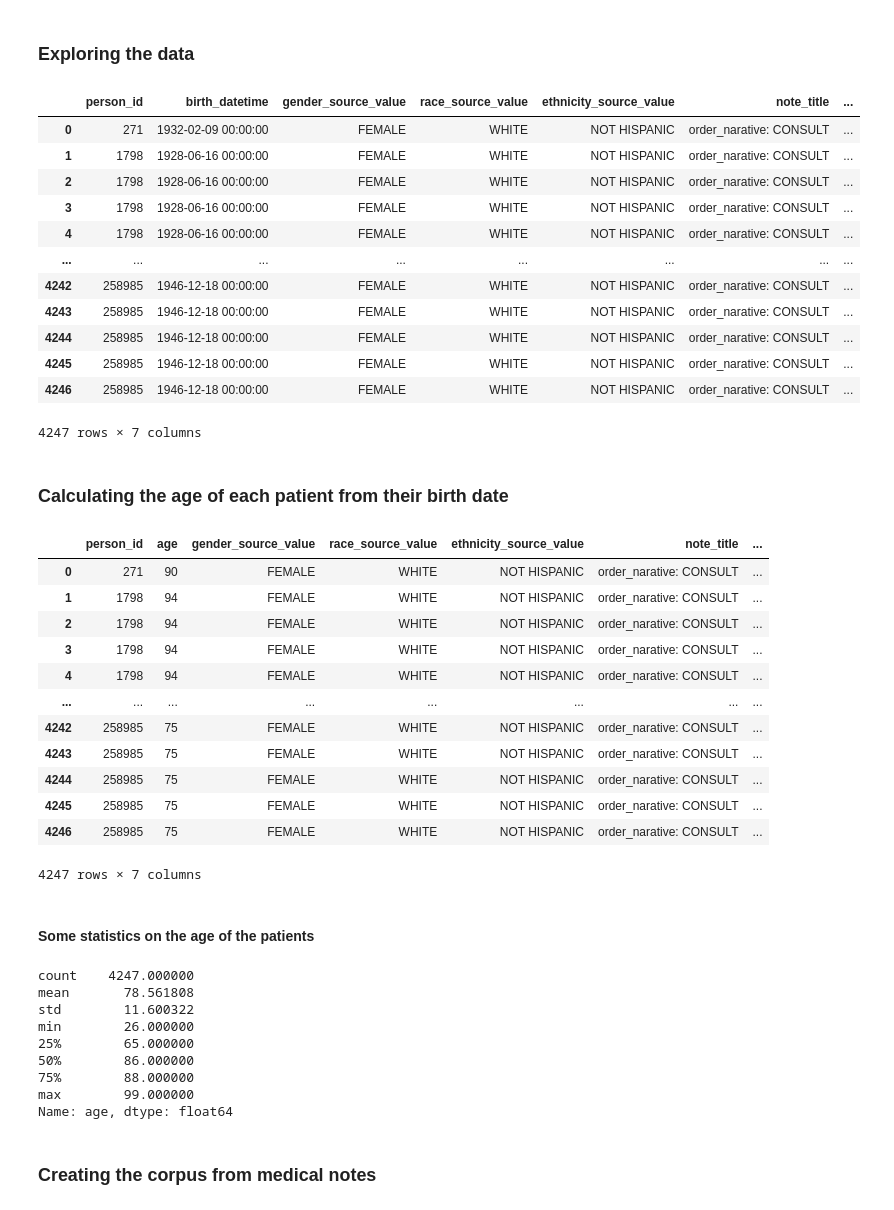
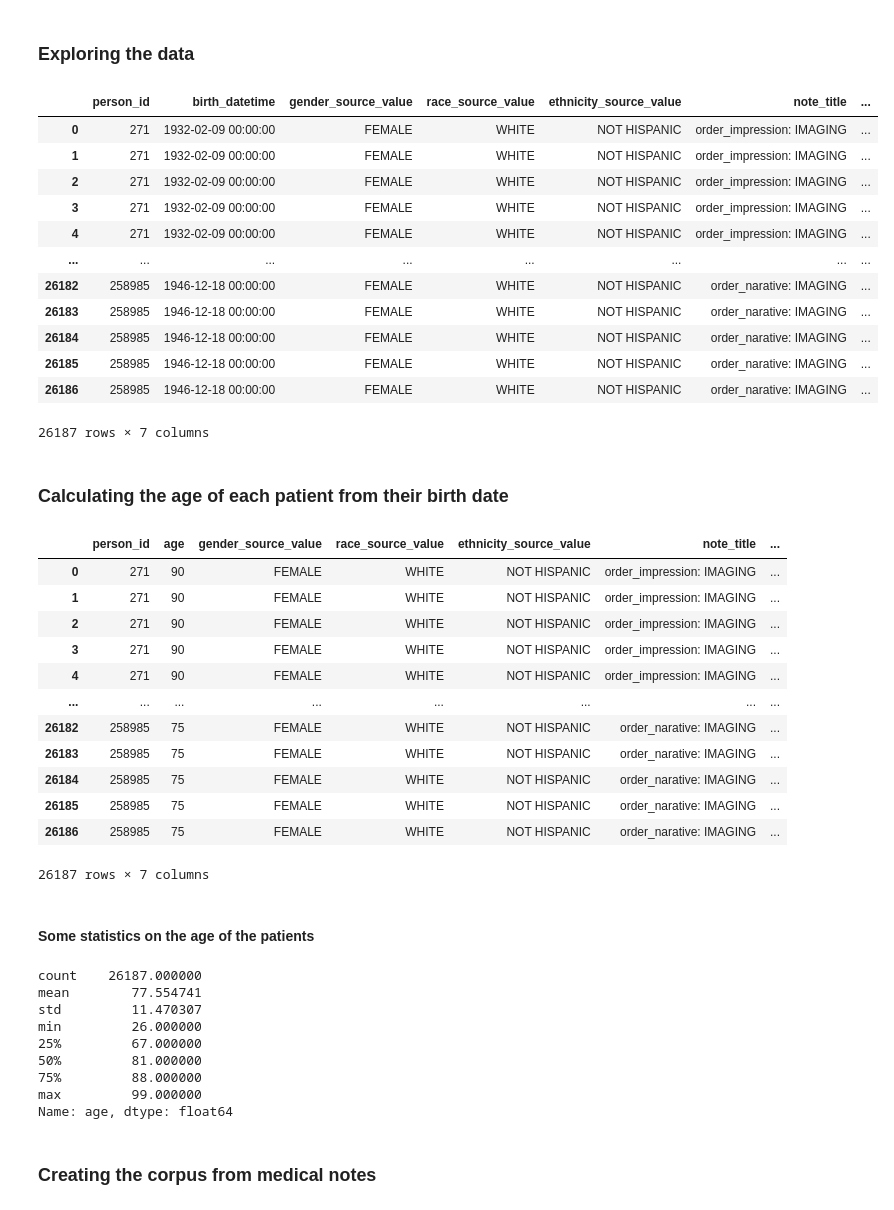
Before and after one commit to rdiazrincon/AD_clustering, a Jupyter notebook: AD_clustering.ipynb, the cells around one changed output. Drawn from its saved outputs; the diff is of its cells as text; code cells hidden in the pictures.

```diff
--- a/AD_clustering.ipynb
+++ b/AD_clustering.ipynb
@@ -19,23 +19,23 @@ from gap_statistic import OptimalK
 # %% [markdown]
 ### Exploring the data
 # %%
-path = "data/EO_AD-CONSULT.csv"
+path = "data/Early-onset.csv"
 df = pd.read_csv(path)
 df
 # %% [output]
 |  | person_id | birth_datetime | gender_source_value | race_source_value | ethnicity_source_value | note_title | ... |
-| 0 | 271 | 1932-02-09 00:00:00 | FEMALE | WHITE | NOT HISPANIC | order_narative: CONSULT | ... |
-| 1 | 1798 | 1928-06-16 00:00:00 | FEMALE | WHITE | NOT HISPANIC | order_narative: CONSULT | ... |
-| 2 | 1798 | 1928-06-16 00:00:00 | FEMALE | WHITE | NOT HISPANIC | order_narative: CONSULT | ... |
-| 3 | 1798 | 1928-06-16 00:00:00 | FEMALE | WHITE | NOT HISPANIC | order_narative: CONSULT | ... |
-| 4 | 1798 | 1928-06-16 00:00:00 | FEMALE | WHITE | NOT HISPANIC | order_narative: CONSULT | ... |
+| 0 | 271 | 1932-02-09 00:00:00 | FEMALE | WHITE | NOT HISPANIC | order_impression: IMAGING | ... |
+| 1 | 271 | 1932-02-09 00:00:00 | FEMALE | WHITE | NOT HISPANIC | order_impression: IMAGING | ... |
+| 2 | 271 | 1932-02-09 00:00:00 | FEMALE | WHITE | NOT HISPANIC | order_impression: IMAGING | ... |
+| 3 | 271 | 1932-02-09 00:00:00 | FEMALE | WHITE | NOT HISPANIC | order_impression: IMAGING | ... |
+| 4 | 271 | 1932-02-09 00:00:00 | FEMALE | WHITE | NOT HISPANIC | order_impression: IMAGING | ... |
 | ... | ... | ... | ... | ... | ... | ... | ... |
-| 4242 | 258985 | 1946-12-18 00:00:00 | FEMALE | WHITE | NOT HISPANIC | order_narative: CONSULT | ... |
-| 4243 | 258985 | 1946-12-18 00:00:00 | FEMALE | WHITE | NOT HISPANIC | order_narative: CONSULT | ... |
-| 4244 | 258985 | 1946-12-18 00:00:00 | FEMALE | WHITE | NOT HISPANIC | order_narative: CONSULT | ... |
-| 4245 | 258985 | 1946-12-18 00:00:00 | FEMALE | WHITE | NOT HISPANIC | order_narative: CONSULT | ... |
-| 4246 | 258985 | 1946-12-18 00:00:00 | FEMALE | WHITE | NOT HISPANIC | order_narative: CONSULT | ... |
+| 26182 | 258985 | 1946-12-18 00:00:00 | FEMALE | WHITE | NOT HISPANIC | order_narative: IMAGING | ... |
+| 26183 | 258985 | 1946-12-18 00:00:00 | FEMALE | WHITE | NOT HISPANIC | order_narative: IMAGING | ... |
+| 26184 | 258985 | 1946-12-18 00:00:00 | FEMALE | WHITE | NOT HISPANIC | order_narative: IMAGING | ... |
+| 26185 | 258985 | 1946-12-18 00:00:00 | FEMALE | WHITE | NOT HISPANIC | order_narative: IMAGING | ... |
+| 26186 | 258985 | 1946-12-18 00:00:00 | FEMALE | WHITE | NOT HISPANIC | order_narative: IMAGING | ... |
-4247 rows × 7 columns
+26187 rows × 7 columns
 # %% [markdown]
 ### Calculating the age of each patient from their birth date
 # %%
@@ -52,31 +52,31 @@ df = df[['person_id', 'age', 'gender_source_value', 'race_source_value', 'ethnic
 df
 # %% [output]
 |  | person_id | age | gender_source_value | race_source_value | ethnicity_source_value | note_title | ... |
-| 0 | 271 | 90 | FEMALE | WHITE | NOT HISPANIC | order_narative: CONSULT | ... |
-| 1 | 1798 | 94 | FEMALE | WHITE | NOT HISPANIC | order_narative: CONSULT | ... |
-| 2 | 1798 | 94 | FEMALE | WHITE | NOT HISPANIC | order_narative: CONSULT | ... |
-| 3 | 1798 | 94 | FEMALE | WHITE | NOT HISPANIC | order_narative: CONSULT | ... |
-| 4 | 1798 | 94 | FEMALE | WHITE | NOT HISPANIC | order_narative: CONSULT | ... |
+| 0 | 271 | 90 | FEMALE | WHITE | NOT HISPANIC | order_impression: IMAGING | ... |
+| 1 | 271 | 90 | FEMALE | WHITE | NOT HISPANIC | order_impression: IMAGING | ... |
+| 2 | 271 | 90 | FEMALE | WHITE | NOT HISPANIC | order_impression: IMAGING | ... |
+| 3 | 271 | 90 | FEMALE | WHITE | NOT HISPANIC | order_impression: IMAGING | ... |
+| 4 | 271 | 90 | FEMALE | WHITE | NOT HISPANIC | order_impression: IMAGING | ... |
 | ... | ... | ... | ... | ... | ... | ... | ... |
-| 4242 | 258985 | 75 | FEMALE | WHITE | NOT HISPANIC | order_narative: CONSULT | ... |
-| 4243 | 258985 | 75 | FEMALE | WHITE | NOT HISPANIC | order_narative: CONSULT | ... |
-| 4244 | 258985 | 75 | FEMALE | WHITE | NOT HISPANIC | order_narative: CONSULT | ... |
-| 4245 | 258985 | 75 | FEMALE | WHITE | NOT HISPANIC | order_narative: CONSULT | ... |
-| 4246 | 258985 | 75 | FEMALE | WHITE | NOT HISPANIC | order_narative: CONSULT | ... |
+| 26182 | 258985 | 75 | FEMALE | WHITE | NOT HISPANIC | order_narative: IMAGING | ... |
+| 26183 | 258985 | 75 | FEMALE | WHITE | NOT HISPANIC | order_narative: IMAGING | ... |
+| 26184 | 258985 | 75 | FEMALE | WHITE | NOT HISPANIC | order_narative: IMAGING | ... |
+| 26185 | 258985 | 75 | FEMALE | WHITE | NOT HISPANIC | order_narative: IMAGING | ... |
+| 26186 | 258985 | 75 | FEMALE | WHITE | NOT HISPANIC | order_narative: IMAGING | ... |
-4247 rows × 7 columns
+26187 rows × 7 columns
 # %% [markdown]
 #### Some statistics on the age of the patients
 # %%
 df['age'].describe()
 # %% [output]
-count    4247.000000
-mean       78.561808
-std        11.600322
-min        26.000000
-25%        65.000000
-50%        86.000000
-75%        88.000000
-max        99.000000
+count    26187.000000
+mean        77.554741
+std         11.470307
+min         26.000000
+25%         67.000000
+50%         81.000000
+75%         88.000000
+max         99.000000
 Name: age, dtype: float64
 # %% [markdown]
 ### Creating the corpus from medical notes
```
Also changed, not shown: parts of 23 cells of this notebook.
